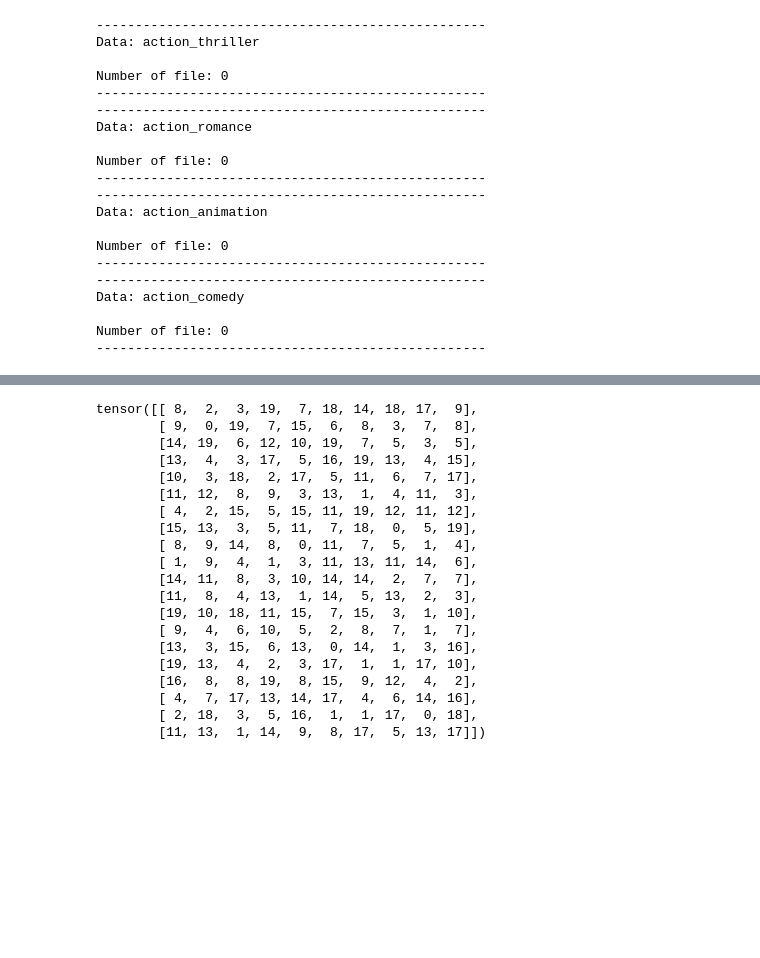
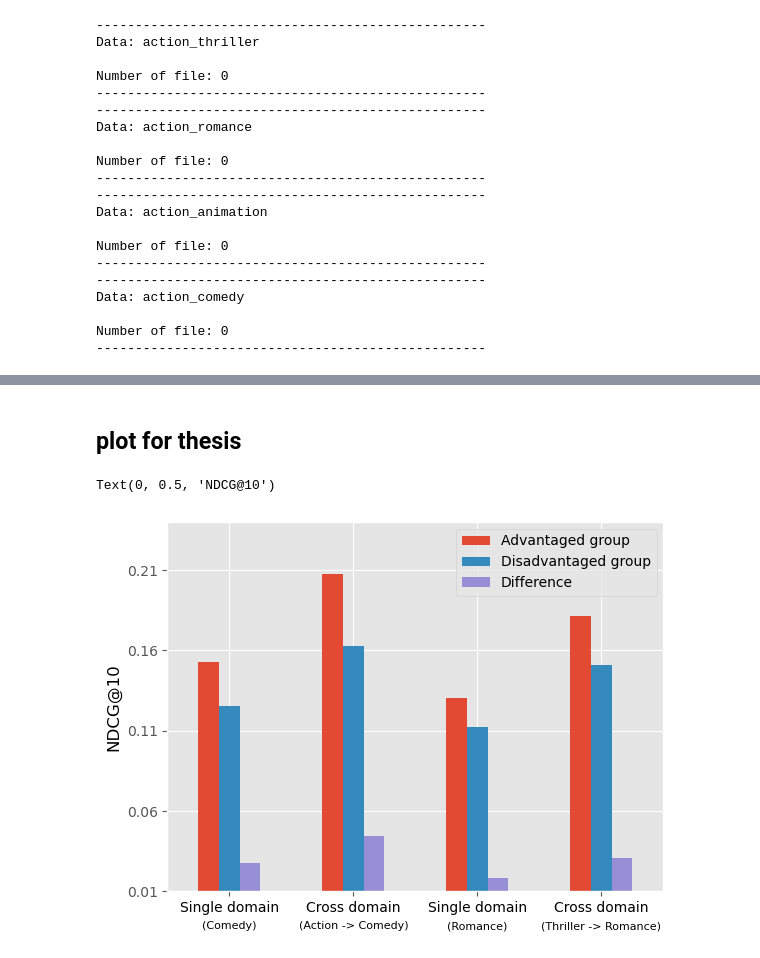
Before and after one commit to alexsui/fairness_research, a Jupyter notebook: C2DSR_src/experiments.ipynb, the cells around one changed output, grey strips where cells are left out. Drawn from its saved outputs; the diff is of its cells as text; code cells hidden in the pictures; blank space fills up the shorter version.

```diff
--- a/C2DSR_src/experiments.ipynb
+++ b/C2DSR_src/experiments.ipynb
@@ -405,23 +411,50 @@ tensor[indices]
-# %%
-tensor
-# %% [output]
-tensor([[ 8,  2,  3, 19,  7, 18, 14, 18, 17,  9],
-        [ 9,  0, 19,  7, 15,  6,  8,  3,  7,  8],
-        [14, 19,  6, 12, 10, 19,  7,  5,  3,  5],
-        [13,  4,  3, 17,  5, 16, 19, 13,  4, 15],
-        [10,  3, 18,  2, 17,  5, 11,  6,  7, 17],
-        [11, 12,  8,  9,  3, 13,  1,  4, 11,  3],
-        [ 4,  2, 15,  5, 15, 11, 19, 12, 11, 12],
-        [15, 13,  3,  5, 11,  7, 18,  0,  5, 19],
-        [ 8,  9, 14,  8,  0, 11,  7,  5,  1,  4],
-        [ 1,  9,  4,  1,  3, 11, 13, 11, 14,  6],
-        [14, 11,  8,  3, 10, 14, 14,  2,  7,  7],
-        [11,  8,  4, 13,  1, 14,  5, 13,  2,  3],
-        [19, 10, 18, 11, 15,  7, 15,  3,  1, 10],
-        [ 9,  4,  6, 10,  5,  2,  8,  7,  1,  7],
-        [13,  3, 15,  6, 13,  0, 14,  1,  3, 16],
-        [19, 13,  4,  2,  3, 17,  1,  1, 17, 10],
-        [16,  8,  8, 19,  8, 15,  9, 12,  4,  2],
-        [ 4,  7, 17, 13, 14, 17,  4,  6, 14, 16],
-        [ 2, 18,  3,  5, 16,  1,  1, 17,  0, 18],
-        [11, 13,  1, 14,  9,  8, 17,  5, 13, 17]])
+# %% [markdown]
+## plot for thesis
+# %%
+import pandas as pd
+import seaborn as sns
+import matplotlib.pyplot as plt
+import numpy as np
+plt.style.use('ggplot')
+data = {
+    "Advantaged group":[0.1528, 0.2074,0.1306,0.1814],
+    "Disadvantaged group":[0.1251,0.163,0.1123, 0.1507],
+    "Difference":[0.0277,0.0444,0.0182,0.0307]
+}
+df = pd.DataFrame(data,index=["Single domain", "Cross domain","Single domain", "Cross domain"])
+# sns.barplot(data=df)
+ax = df.plot.bar(rot=0)
+# groups = ['Single domain', 'Cross domain']
+# subgroups = ['male', 'female', 'difference']
+
+# # Data
+# group_data = np.array([[0.1528, 0.1251, 0.0277], [ 0.2074, 0.163, 0.0444]])  # Each inner list is a group
+
+# # Number of groups
+# num_groups = len(groups)
+# # Number of subgroups per group
+# num_subgroups = len(subgroups)
+
+# # Create an array with the positions of the groups
+# group_positions = np.arange(num_groups)
+
+# # Width of each bar
+# bar_width = 0.2
+
+# # Plotting each subgroup
+# for i in range(num_subgroups):
+#     plt.bar(group_positions + i * bar_width, group_data[:, i], width=bar_width, label=subgroups[i])
+ax.set_yticks(np.arange(0.01, 0.25, 0.05))
+# ax.set_title("Source domain: Action,Target domain: Comedy")
+ax.text(1, -0.08, '(Action -> Comedy)', ha='center', va='top', fontsize=8, transform=ax.get_xaxis_transform())
+ax.text(0, -0.08, f'(Comedy)', ha='center', va='top', fontsize=8, transform=ax.get_xaxis_transform())
+ax.text(3, -0.08, '(Thriller -> Romance)', ha='center', va='top', fontsize=8, transform=ax.get_xaxis_transform())
+ax.text(2, -0.08, f'(Romance)', ha='center', va='top', fontsize=8, transform=ax.get_xaxis_transform())
+ax.set_xticks([0, 1,2,3])
+ax.set_xticklabels(["Single domain","Cross domain","Single domain","Cross domain"],fontsize=10,color="black")
+ax.set_ylim(0.01,0.24)
+ax.set_ylabel("NDCG@10", fontsize=12,color="black")
+# ax.legend(fontsize=12)
+# %% [output]
+Text(0, 0.5, 'NDCG@10')
+[figure, added]
```
Also changed, not shown: parts of 5 cells of this notebook, 8 other files.
